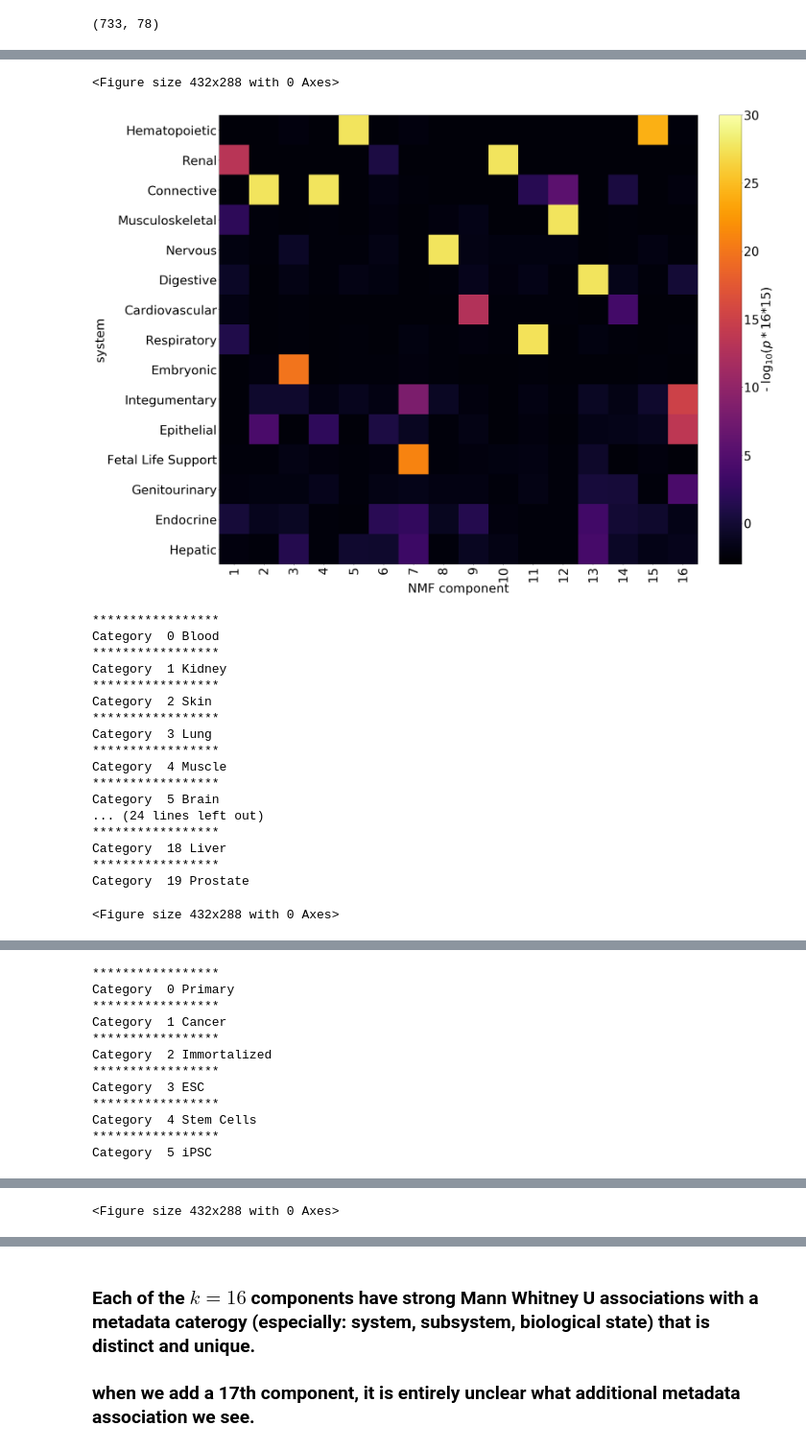
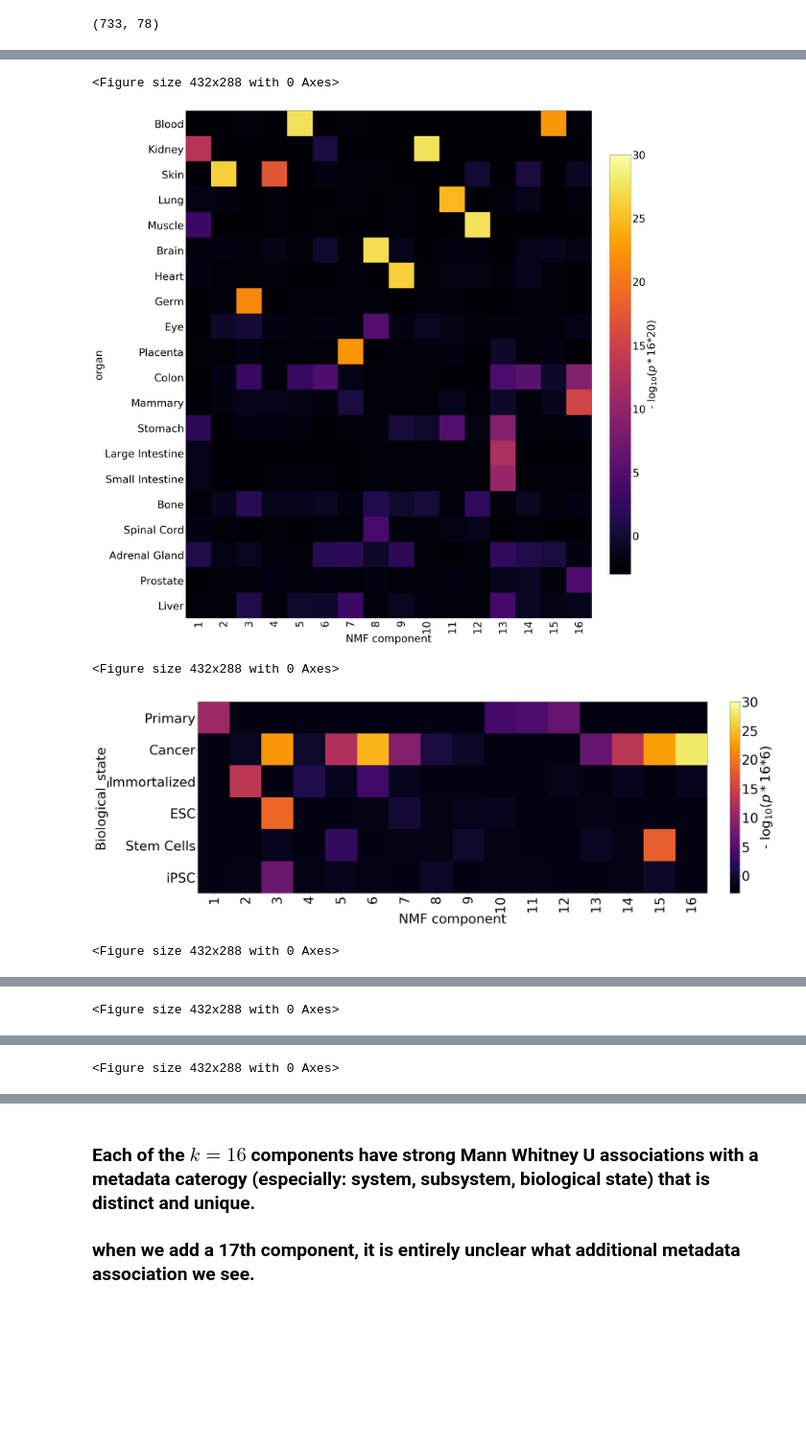
Before and after one commit to Altius/Vocabulary, a Jupyter notebook: notebooks/OONMF using metadata for semi-supervised selection of k .ipynb, the cells around one changed output, grey strips where cells are left out. Shown at 96% size. Saved outputs shown, nothing was run; the diff lists cells and outputs as text; code cells hidden in the pictures; blank space fills up the shorter version.

```diff
--- a/notebooks/OONMF using metadata for semi-supervised selection of k .ipynb
+++ b/notebooks/OONMF using metadata for semi-supervised selection of k .ipynb
@@ -56,5 +56,5 @@ from scipy.stats import mannwhitneyu
 # %%
 for my_cat_str in categories:
     MetaData[my_cat_str].fillna('None', inplace=True)
-    (SystemChart,SystemTypes) = OMD.make_significance_plot(MetaData, decomp.Basis, my_cat_str, rosetta,thecmap='inferno', NMFCOMPS=k,filename_addon='', write_mode=False)
+    (SystemChart,SystemTypes) = OMD.make_significance_plot(MetaData, decomp.Basis, my_cat_str, rosetta,thecmap='inferno', NMFCOMPS=k,filename_addon='', write_mode=False, verbose=False)
 # %% [output]
@@ -78,20 +63,5 @@ Category  14 Hepatic
 <Figure size 432x288 with 0 Axes>
-[figure]
+[figure, new version]
-*****************
-Category  0 Blood
-*****************
-Category  1 Kidney
-*****************
-Category  2 Skin
-*****************
-Category  3 Lung
-*****************
-Category  4 Muscle
-*****************
-Category  5 Brain
-... (24 lines left out)
-*****************
-Category  18 Liver
-*****************
-Category  19 Prostate
+<Figure size 432x288 with 0 Axes>
+[figure]
 <Figure size 432x288 with 0 Axes>
@@ -99,12 +69 @@ Category  19 Prostate
-*****************
-Category  0 Primary
-*****************
-Category  1 Cancer
-*****************
-Category  2 Immortalized
-*****************
-Category  3 ESC
-*****************
-Category  4 Stem Cells
-*****************
-Category  5 iPSC
+<Figure size 432x288 with 0 Axes>
```
Also changed, not shown: parts of 2 cells of this notebook.
